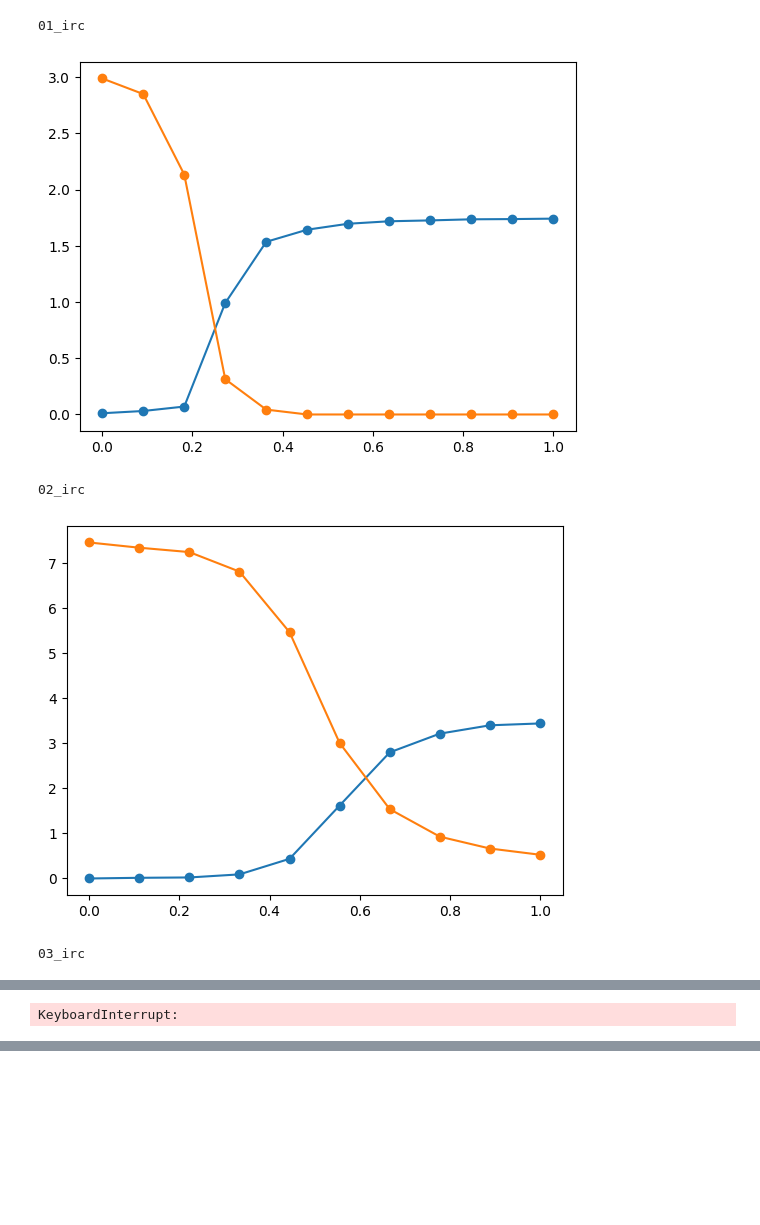
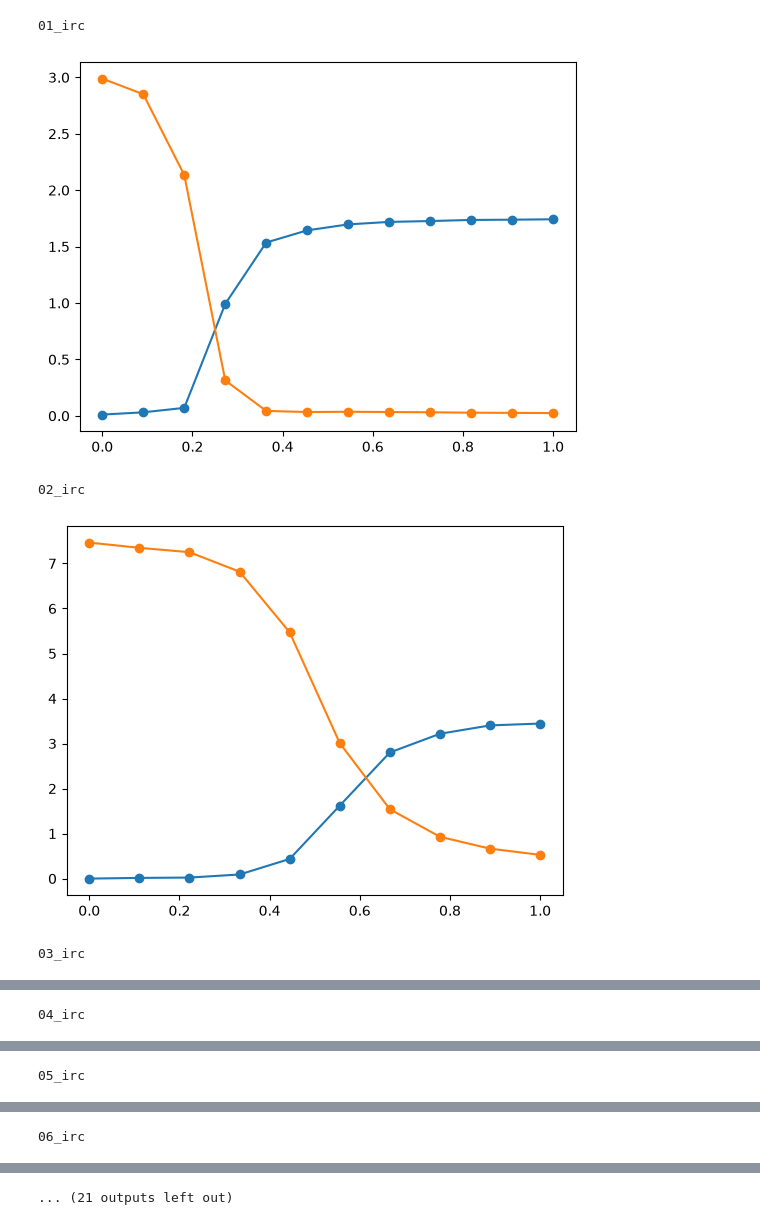
Before and after one commit to lukasmki/bond-space-optimization, a Jupyter notebook: data/profiles.ipynb, the cells around one changed output, grey strips where cells are left out. Cells and saved outputs as stored; diff of their text form; code cells hidden in the pictures; blank space fills up the shorter version.

```diff
--- a/data/profiles.ipynb
+++ b/data/profiles.ipynb
@@ -38,7 +38,7 @@ reactions: dict[str, list[Atoms]] = {
     for file in sorted(Path("HCombustion-irc").glob("*.xyz"))
 }
 # %%
-from bondspace.ase import PySCFCalculator, BondFluxCalculator
+from bondspace.ase import BondFluxCalculator
 
 for rxn in reactions.keys():
     print(rxn)
@@ -51,36 +51,44 @@ for rxn in reactions.keys():
         for row in RS.info["connectivity"]
     ]
     ps_conn = [
         (int(row[0]), int(row[1]), float(np.round(row[2], 0)))
         for row in PS.info["connectivity"]
     ]
 
     idx = slice(0, len(irc), (len(irc) + 1) // 10)
     path = irc[idx]
 
     rs_energy = []
     ps_energy = []
     for at in path:
         at.calc = BondFluxCalculator(
-            bonds=rs_conn, **rxn_data[rxnname], basis="cc-pvdz"
+            bonds=rs_conn,
+            **rxn_data[rxnname],
+            basis="cc-pvdz",
+            zvector=True,
+            level_shift=0.2,
         )
         rs_energy.append(at.get_potential_energy())
 
         at.calc = BondFluxCalculator(
-            bonds=ps_conn, **rxn_data[rxnname], basis="cc-pvdz"
+            bonds=ps_conn,
+            **rxn_data[rxnname],
+            basis="cc-pvdz",
+            zvector=True,
+            level_shift=0.2,
         )
         ps_energy.append(at.get_potential_energy())
 
     plt.figure()
     xaxis = np.linspace(0, 1, len(path))
     plt.scatter(xaxis, rs_energy)
     plt.plot(xaxis, rs_energy)
     plt.scatter(xaxis, ps_energy)
     plt.plot(xaxis, ps_energy)
     plt.show()
 # %% [output]
 01_irc
-[figure, old version]
+[figure, new version]
 02_irc
 [figure]
 03_irc
@@ -87 +96 @@ for rxn in reactions.keys():
-KeyboardInterrupt:
+04_irc
@@ -87,0 +98 @@ KeyboardInterrupt:
+05_irc
@@ -87,0 +100 @@ KeyboardInterrupt:
+06_irc
@@ -87,0 +102 @@ KeyboardInterrupt:
+... (21 outputs left out)
```
Also changed, not shown: parts of 1 cell of this notebook, 28 other files.
